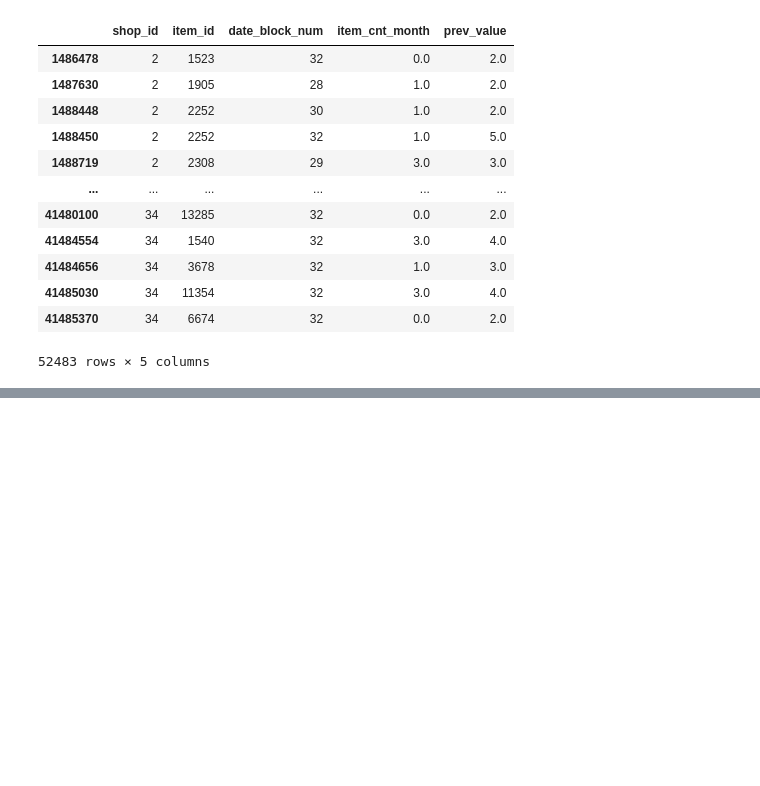
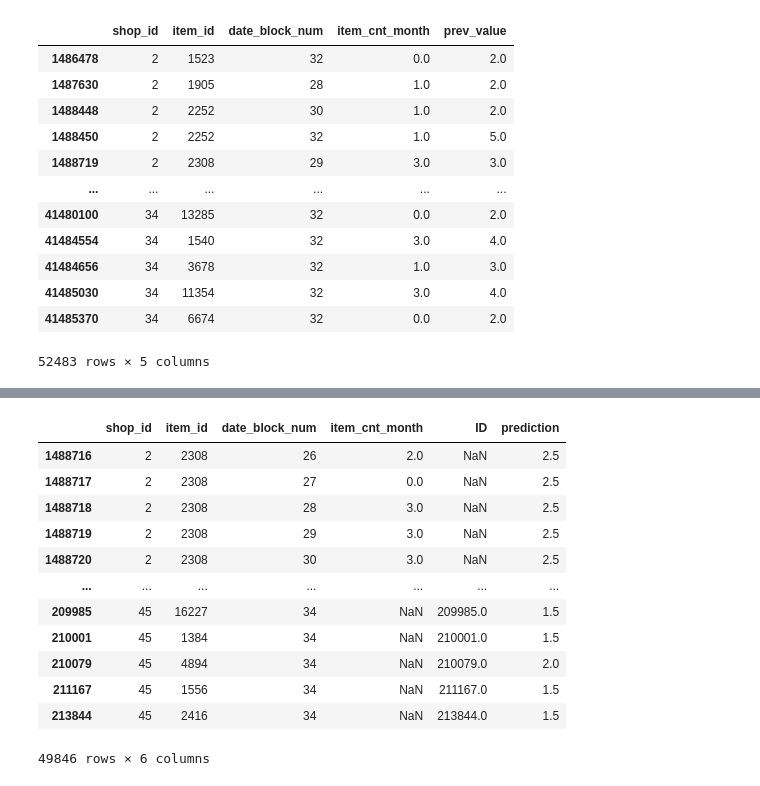
Before and after one commit to varrek/prjct_ml, a Jupyter notebook: hw11_time_series_workshop.ipynb, the cells around one changed output, grey strips where cells are left out. Cells and saved outputs as stored; diff of their text form; code cells hidden in the pictures; blank space fills up the shorter version.

```diff
--- a/hw11_time_series_workshop.ipynb
+++ b/hw11_time_series_workshop.ipynb
@@ -137,0 +344,10 @@ train_data[train_data.prev_value > 1]
+# %%
+period_to_predict = max(date_block_shop_item_grid.date_block_num) +1
+n = 7
+max_periods_num = date_block_shop_item_grid.date_block_num.nunique() - 1
+if n > max_periods_num:
+    n = max_periods_num
+start_period = max_periods_num - n
+train_data = date_block_shop_item_grid[date_block_shop_item_grid.date_block_num >= start_period]
+concated = pd.concat([train_data, test])
+concated['prediction'] = concated.groupby(['shop_id','item_id'])['item_cnt_month'].transform('median')
@@ -137,0 +367,16 @@ train_data[train_data.prev_value > 1]
+# %%
+concated[concated.prediction > 1]
+# %% [output]
+|  | shop_id | item_id | date_block_num | item_cnt_month | ID | prediction |
+| 1488716 | 2 | 2308 | 26 | 2.0 | NaN | 2.5 |
+| 1488717 | 2 | 2308 | 27 | 0.0 | NaN | 2.5 |
+| 1488718 | 2 | 2308 | 28 | 3.0 | NaN | 2.5 |
+| 1488719 | 2 | 2308 | 29 | 3.0 | NaN | 2.5 |
+| 1488720 | 2 | 2308 | 30 | 3.0 | NaN | 2.5 |
+| ... | ... | ... | ... | ... | ... | ... |
+| 209985 | 45 | 16227 | 34 | NaN | 209985.0 | 1.5 |
+| 210001 | 45 | 1384 | 34 | NaN | 210001.0 | 1.5 |
+| 210079 | 45 | 4894 | 34 | NaN | 210079.0 | 2.0 |
+| 211167 | 45 | 1556 | 34 | NaN | 211167.0 | 1.5 |
+| 213844 | 45 | 2416 | 34 | NaN | 213844.0 | 1.5 |
+49846 rows × 6 columns
```
Also changed, not shown: parts of 29 cells of this notebook.
